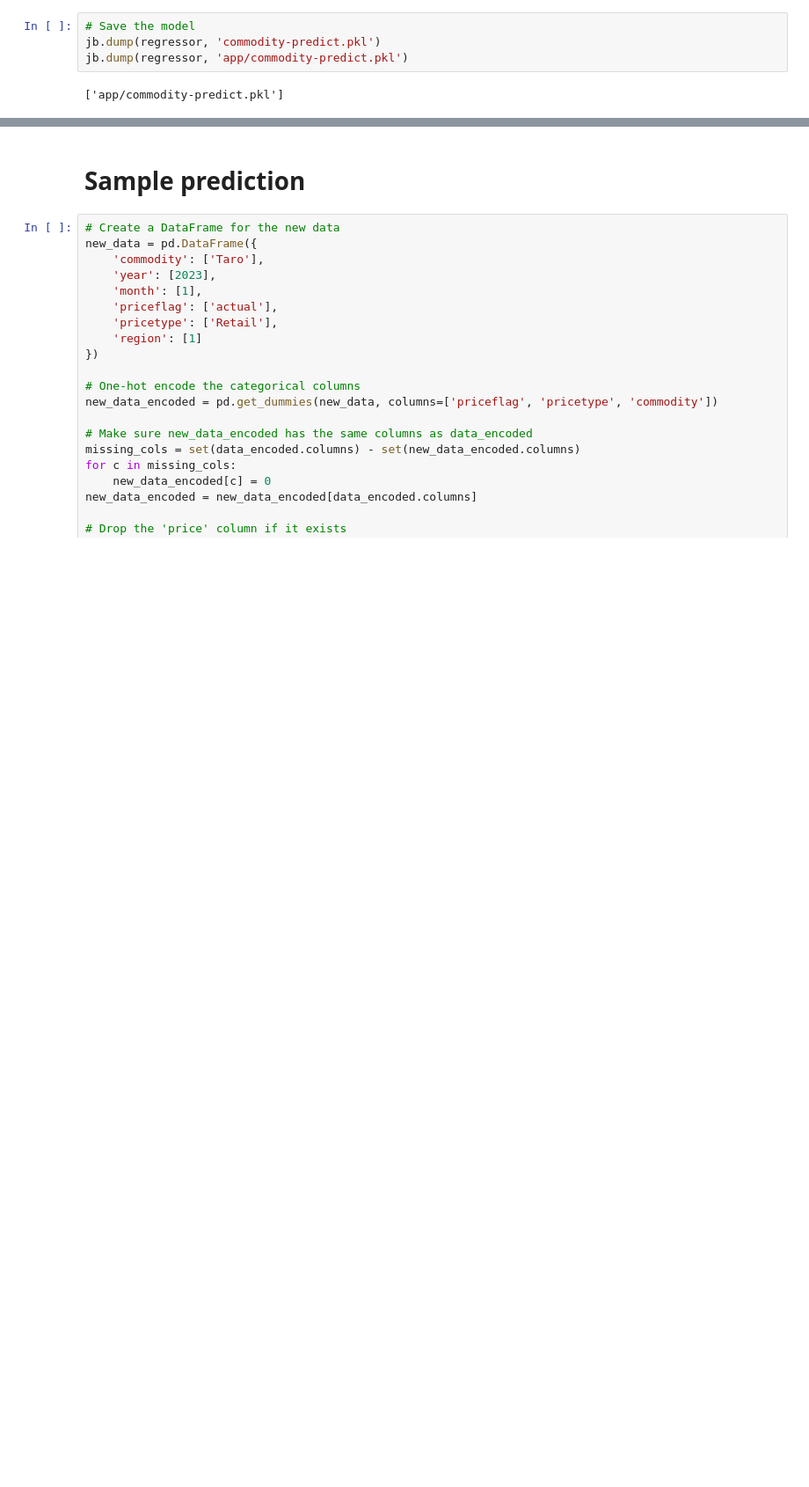
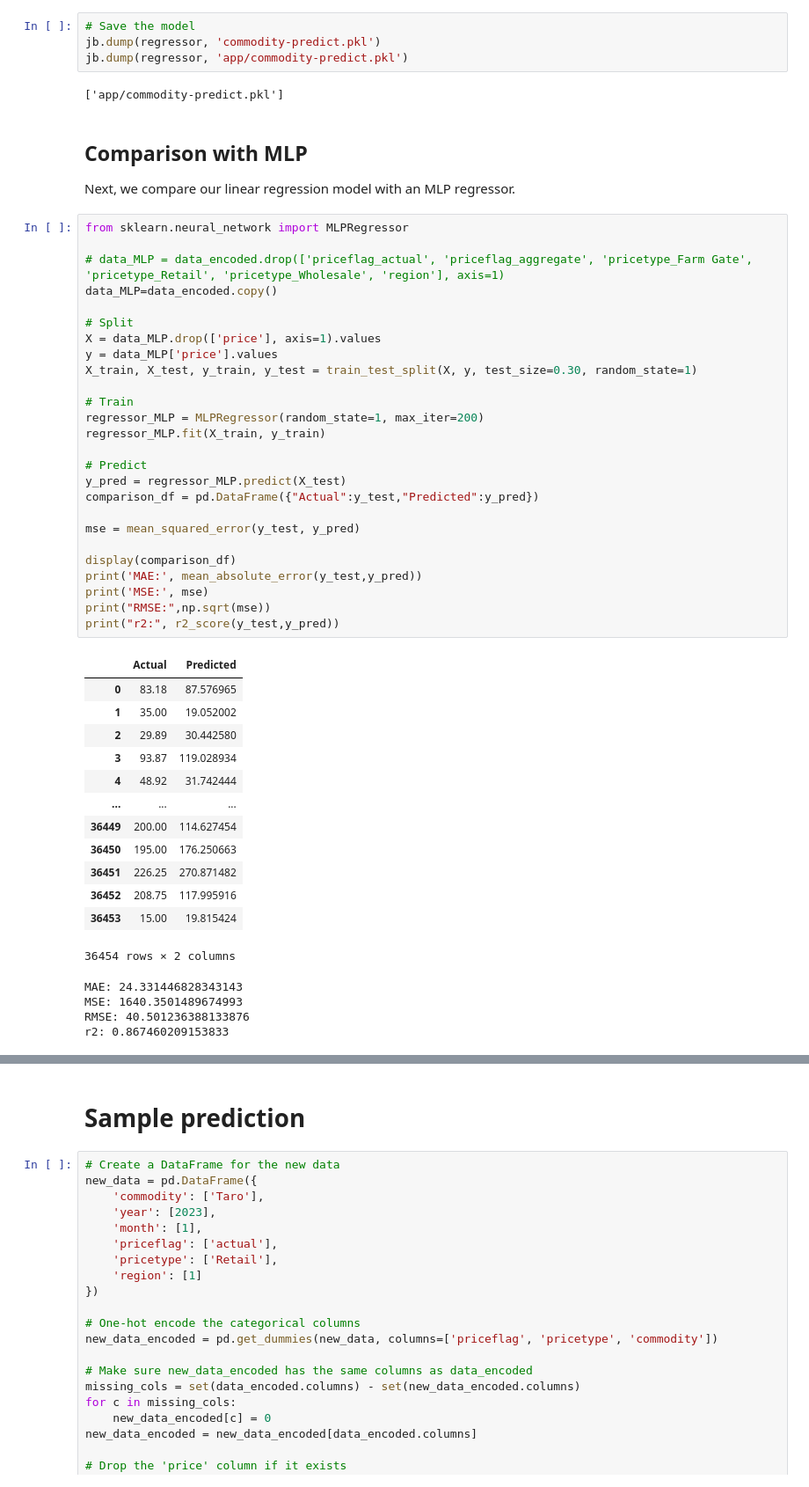
Before and after one commit to NeoGregorio/commodity-predict, a Jupyter notebook: prediction-model.ipynb, the cells around one changed output, grey strips where cells are left out. Shown: that part at 88% size. Cells and saved outputs as stored; diff of their text form; blank space fills up the shorter version.

```diff
--- a/prediction-model.ipynb
+++ b/prediction-model.ipynb
@@ -466,6 +466,54 @@ jb.dump(regressor, 'commodity-predict.pkl')
 jb.dump(regressor, 'app/commodity-predict.pkl')
 # %% [output]
 ['app/commodity-predict.pkl']
+# %% [markdown]
+## Comparison with MLP
+
+Next, we compare our linear regression model with an MLP regressor.
+# %%
+from sklearn.neural_network import MLPRegressor
+
+# data_MLP = data_encoded.drop(['priceflag_actual', 'priceflag_aggregate', 'pricetype_Farm Gate', 'pricetype_Retail', 'pricetype_Wholesale', 'region'], axis=1)
+data_MLP=data_encoded.copy()
+
+# Split
+X = data_MLP.drop(['price'], axis=1).values
+y = data_MLP['price'].values
+X_train, X_test, y_train, y_test = train_test_split(X, y, test_size=0.30, random_state=1)
+
+# Train
+regressor_MLP = MLPRegressor(random_state=1, max_iter=200)
+regressor_MLP.fit(X_train, y_train)
+
+# Predict
+y_pred = regressor_MLP.predict(X_test)
+comparison_df = pd.DataFrame({"Actual":y_test,"Predicted":y_pred})
+
+mse = mean_squared_error(y_test, y_pred)
+
+display(comparison_df)
+print('MAE:', mean_absolute_error(y_test,y_pred))
+print('MSE:', mse)
+print("RMSE:",np.sqrt(mse))
+print("r2:", r2_score(y_test,y_pred))
+# %% [output]
+|  | Actual | Predicted |
+| 0 | 83.18 | 87.576965 |
+| 1 | 35.00 | 19.052002 |
+| 2 | 29.89 | 30.442580 |
+| 3 | 93.87 | 119.028934 |
+| 4 | 48.92 | 31.742444 |
+| ... | ... | ... |
+| 36449 | 200.00 | 114.627454 |
+| 36450 | 195.00 | 176.250663 |
+| 36451 | 226.25 | 270.871482 |
+| 36452 | 208.75 | 117.995916 |
+| 36453 | 15.00 | 19.815424 |
+36454 rows × 2 columns
+MAE: 24.331446828343143
+MSE: 1640.3501489674993
+RMSE: 40.501236388133876
+r2: 0.867460209153833
 # %% [markdown]
 # Results and Discussion
 Our model achieved a $r^2$ value of 0.87 using linear regression, which is above the minimum percentage of 0.75. The data can, to some extent, predict the price given our input data.
```
Also changed, not shown: parts of 1 cell of this notebook.
